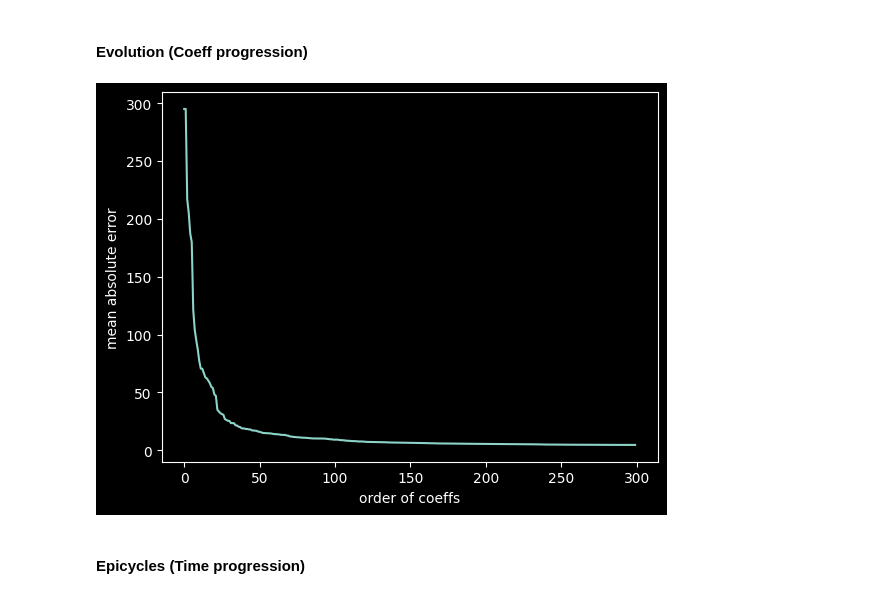
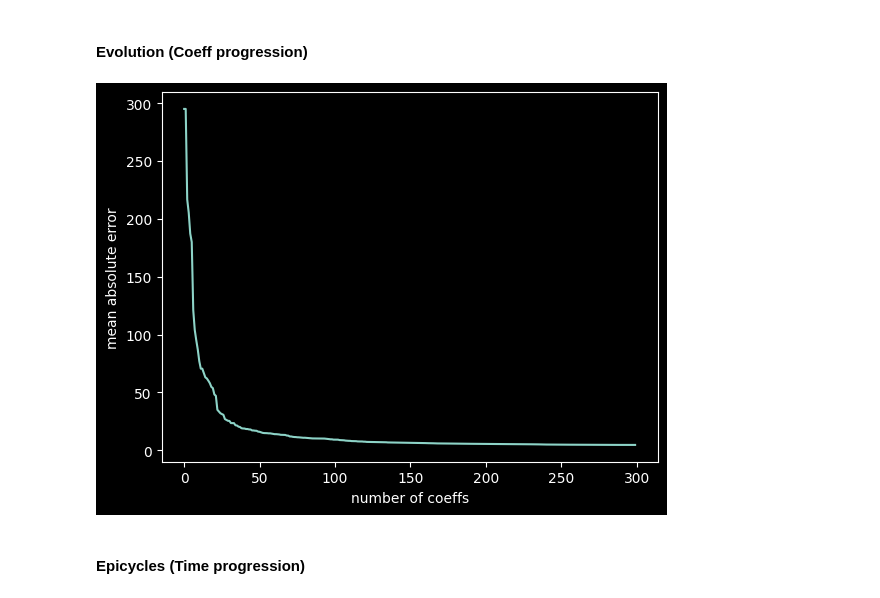
Before and after one commit to Jwalin1/Fourier-series, a Jupyter notebook: Fourier_series.ipynb, the cells around one changed output. Saved outputs shown, nothing was run; the diff lists cells and outputs as text; code cells hidden in the pictures.

```diff
--- a/Fourier_series.ipynb
+++ b/Fourier_series.ipynb
@@ -80,11 +80,11 @@ points_apprs = get_apprs(points, coeffs)
 # %%
 errs = abs(points - points_apprs).mean(1)
 plt.plot(errs)
-plt.xlabel('order of coeffs')
+plt.xlabel('number of coeffs')
 plt.ylabel('mean absolute error')
 plt.show()
 # %% [output]
-[figure, old version]
+[figure, new version]
 # %%
 anim = evolution_animate(points_apprs)
 anim.save(f"animations/evolution.gif", writer=animation.PillowWriter(fps=10))
```
Also changed, not shown: parts of 2 cells of this notebook, 4 other files.
